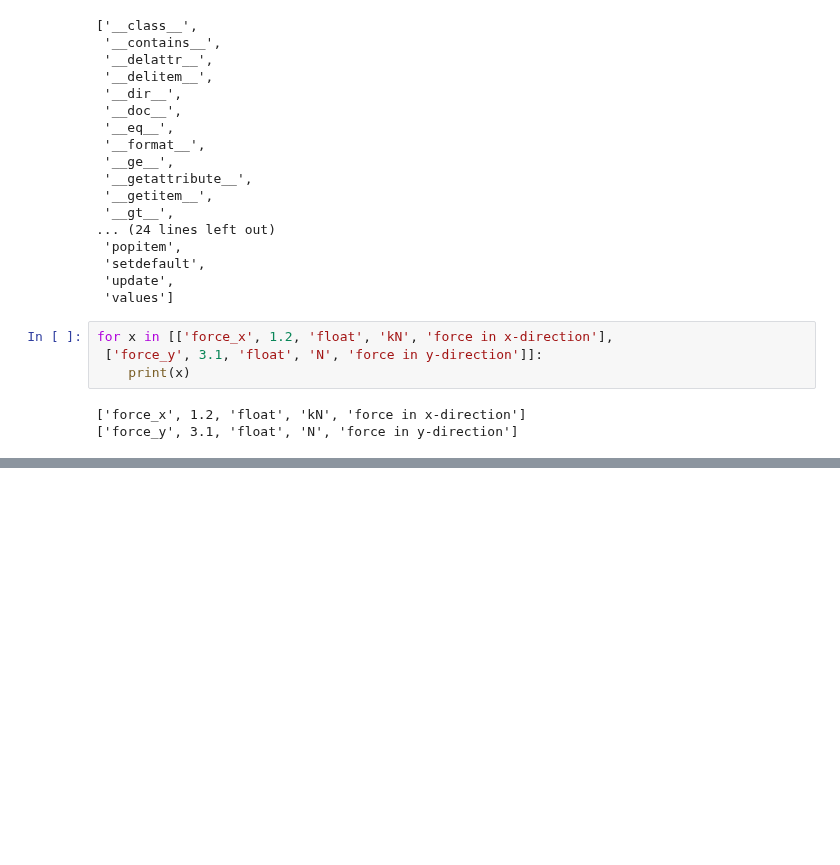
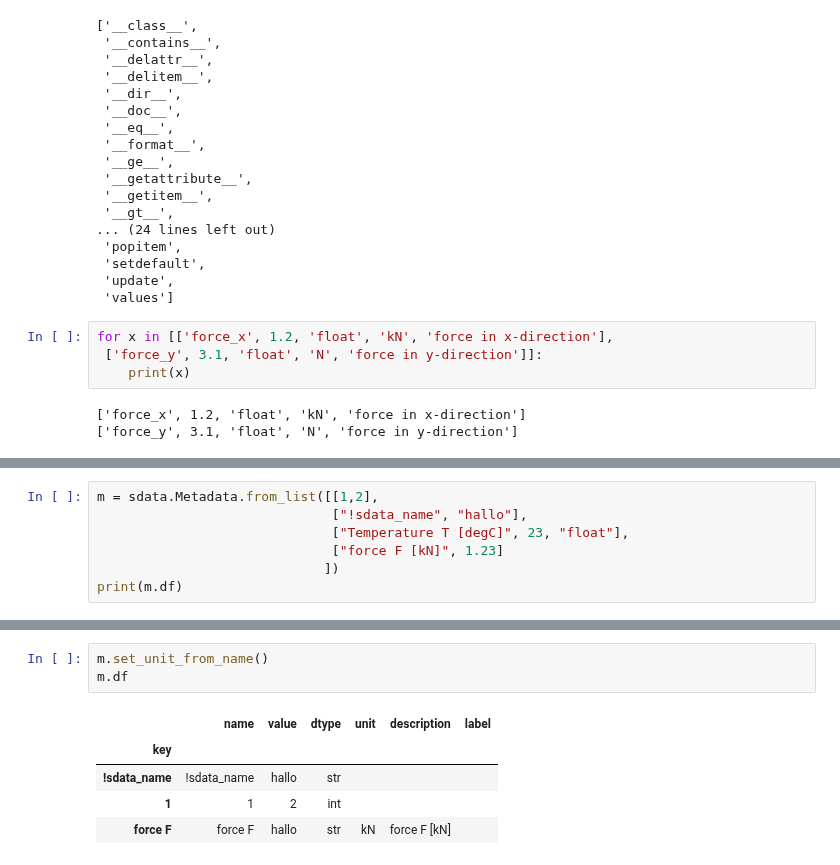
Before and after one commit to lepy/sdata, a Jupyter notebook: ipynb/sdata_metadata.ipynb, the cells around one changed output, grey strips where cells are left out. Saved outputs shown, nothing was run; the diff lists cells and outputs as text; blank space fills up the shorter version.

```diff
--- a/ipynb/sdata_metadata.ipynb
+++ b/ipynb/sdata_metadata.ipynb
@@ -428,0 +374,7 @@ m.df
+# %%
+m = sdata.Metadata.from_list([[1,2],
+                              ["!sdata_name", "hallo"],
+                              ["Temperature T [degC]", 23, "float"],
+                              ["force F [kN]", 1.23]
+                             ])
+print(m.df)
@@ -428,0 +395,9 @@ m.df
+# %%
+m.set_unit_from_name()
+m.df
+# %% [output]
+|  | name | value | dtype | unit | description | label |
+| key |  |  |  |  |  |  |
+| !sdata_name | !sdata_name | hallo | str |  |  |  |
+| 1 | 1 | 2 | int |  |  |  |
+| force F | force F | hallo | str | kN | force F [kN] |  |
```
Also changed, not shown: parts of 40 cells of this notebook, 2 other files.
